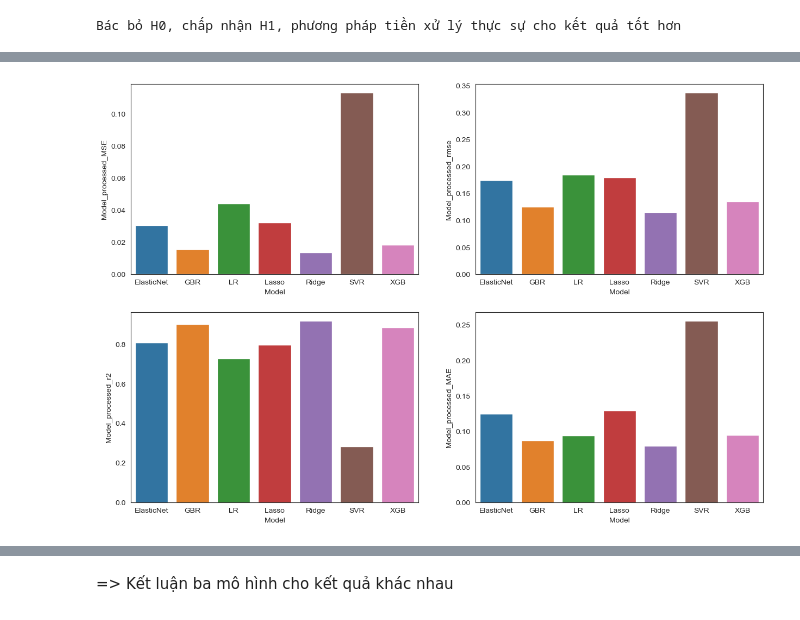
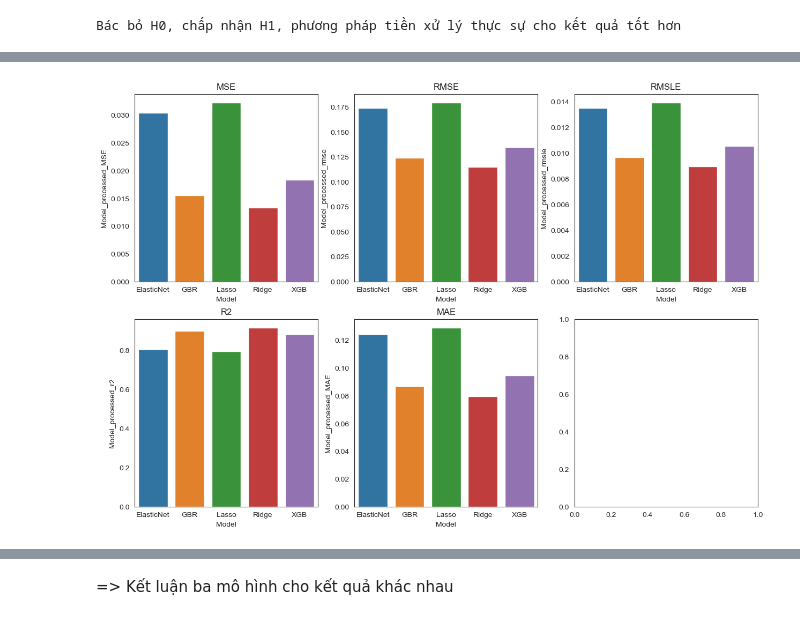
Before and after one commit to lamisgosu11/House-price-predictor, a Jupyter notebook: model-compare.ipynb, the cells around one changed output, grey strips where cells are left out. Cells and saved outputs as stored; diff of their text form; code cells hidden in the pictures.

```diff
--- a/model-compare.ipynb
+++ b/model-compare.ipynb
@@ -89,6 +89,8 @@ plt.show()
 # %% [output]
  mu = 12.02 and sigma = 0.40
 [figure]
+# %%
+train_raw_labels = train['SalePrice'].reset_index(drop=True)
 # %%
 # Remove outliers
 train.drop(train[(train['OverallQual']<5) & (train['SalePrice']>200000)].index, inplace=True)
@@ -416,9 +418,6 @@ squared_features = ['YearRemodAdd', 'LotFrontage_log',
               'TotalBsmtSF_log', '1stFlrSF_log', '2ndFlrSF_log', 'GrLivArea_log',
               'GarageCars_log', 'GarageArea_log']
 train_features = squares(train_features, squared_features)
-# %%
-train_raw_features = logs(train_raw_features, log_features)
-train_raw_features = squares(train_raw_features, squared_features)
 # %% [markdown]
 # Encode categorical features
 # %%
@@ -456,5 +455,3 @@ train_features.shape, train_raw_features.shape
-# %%
-train_raw_labels = train_raw['SalePrice'].reset_index(drop=True)
 # %%
 train_labels.shape, train_raw_labels.shape
 # %% [output]
@@ -463,10 +460,9 @@ train_labels.shape, train_raw_labels.shape
 import joblib
 import os
 # %%
-models = [LinearRegression(),
+models = [
           XGBRegressor(random_state = 42),
           GradientBoostingRegressor(random_state = 42),
-          SVR(),
           Ridge(random_state = 42),
           Lasso(random_state = 42),
           ElasticNet(random_state = 42),
@@ -474,7 +470,8 @@ models = [LinearRegression(),
 
 def split_evaluate(dfraw, labelraw, dfprocessed, labelprocessed, n):
     output = pd.DataFrame(columns=['Seed', 'Model', 'Model_raw_MSE', 'Model_processed_MSE',
-                                   'Model_raw_rmse', 'Model_processed_rmse', 'Model_raw_r2',
+                                   'Model_raw_rmse', 'Model_processed_rmse','Model_raw_rmsle',
+                                   'Model_processed_rmsle', 'Model_raw_r2',
                                    'Model_processed_r2', 'Model_raw_MAE', 'Model_processed_MAE'])
     for i in range(0,n):
         seed = i
@@ -482,7 +479,8 @@ def split_evaluate(dfraw, labelraw, dfprocessed, labelprocessed, n):
         X_train_processed, X_test_processed, y_train_processed, y_test_processed = train_test_split(dfprocessed, labelprocessed, test_size=0.2, random_state=seed)
 
         for model in models:
-            modelName = 'LR' if model == models[0] else 'XGB' if model == models[1] else 'GBR' if model == models[2] else 'SVR' if model == models[3] else 'Ridge' if model == models[4] else 'Lasso' if model == models[5] else 'ElasticNet'
+            # modelName = 'LR' if model == models[0] else 'XGB' if model == models[1] else 'GBR' if model == models[2] else 'SVR' if model == models[3] else 'Ridge' if model == models[4] else 'Lasso' if model == models[5] else 'ElasticNet'
+            modelName = 'XGB' if model == models[0] else 'GBR' if model == models[1] else 'Ridge' if model == models[2] else 'Lasso' if model == models[3] else 'ElasticNet'
             if not os.path.exists(f'models/{modelName}'):
                 os.makedirs(f'models/{modelName}')
             model_raw = model
@@ -498,6 +496,7 @@ def split_evaluate(dfraw, labelraw, dfprocessed, labelprocessed, n):
             output = output.append({
                 'Seed': seed, 'Model': modelName, 'Model_raw_MSE': raw_MSE, 'Model_processed_MSE': processed_MSE,
                 'Model_raw_rmse': np.sqrt(raw_MSE), 'Model_processed_rmse': np.sqrt(processed_MSE),
+                'Model_raw_rmsle': np.sqrt(mean_squared_log_error(y_test_raw, y_pred_raw)), 'Model_processed_rmsle': np.sqrt(mean_squared_log_error(y_test_processed, y_pred_processed)),
                 'Model_raw_r2': r2_score(y_test_raw, y_pred_raw), 'Model_processed_r2': r2_score(y_test_processed, y_pred_processed),
                 'Model_raw_MAE': mean_absolute_error(y_test_raw, y_pred_raw),
                 'Model_processed_MAE': mean_absolute_error(y_test_processed, y_pred_processed)}, ignore_index=True)
@@ -505,7 +504,8 @@ def split_evaluate(dfraw, labelraw, dfprocessed, labelprocessed, n):
 
 def split_evaluate_wsaved_model(dfraw,labelraw, dfprocessed, labelprocessed,n):
     output = pd.DataFrame(columns=['Seed', 'Model', 'Model_raw_MSE', 'Model_processed_MSE',
-                                   'Model_raw_rmse', 'Model_processed_rmse', 'Model_raw_r2',
+                                   'Model_raw_rmse', 'Model_processed_rmse','Model_raw_rmsle',
+                                   'Model_processed_rmsle', 'Model_raw_r2',
                                    'Model_processed_r2', 'Model_raw_MAE', 'Model_processed_MAE'])
     for i in range(0,n):
         seed = i
@@ -513,7 +513,7 @@ def split_evaluate_wsaved_model(dfraw,labelraw, dfprocessed, labelprocessed,n):
         X_train_processed, X_test_processed, y_train_processed, y_test_processed = train_test_split(dfprocessed, labelprocessed, test_size=0.2, random_state=seed)
 
         for model in models:
-            modelName = 'LR' if model == models[0] else 'XGB' if model == models[1] else 'GBR' if model == models[2] else 'SVR' if model == models[3] else 'Ridge' if model == models[4] else 'Lasso' if model == models[5] else 'ElasticNet'
+            modelName = 'XGB' if model == models[0] else 'GBR' if model == models[1] else 'Ridge' if model == models[2] else 'Lasso' if model == models[3] else 'ElasticNet'
             model_raw = joblib.load(open(f'models/{modelName}/model_raw_{seed}.sav', 'rb'))
             y_pred_raw = model_raw.predict(X_test_raw)
             model_processed = joblib.load(open(f'models/{modelName}/model_processed_{seed}.sav', 'rb'))
@@ -523,6 +523,7 @@ def split_evaluate_wsaved_model(dfraw,labelraw, dfprocessed, labelprocessed,n):
             output = output.append({
                 'Seed': seed, 'Model': modelName, 'Model_raw_MSE': raw_MSE, 'Model_processed_MSE': processed_MSE,
                 'Model_raw_rmse': np.sqrt(raw_MSE), 'Model_processed_rmse': np.sqrt(processed_MSE),
+                'Model_raw_rmsle': np.sqrt(mean_squared_log_error(y_test_raw, y_pred_raw)), 'Model_processed_rmsle': np.sqrt(mean_squared_log_error(y_test_processed, y_pred_processed)),
                 'Model_raw_r2': r2_score(y_test_raw, y_pred_raw), 'Model_processed_r2': r2_score(y_test_processed, y_pred_processed),
                 'Model_raw_MAE': mean_absolute_error(y_test_raw, y_pred_raw),
                 'Model_processed_MAE': mean_absolute_error(y_test_processed, y_pred_processed)}, ignore_index=True)
@@ -748,13 +838,20 @@ CV.groupby('Model').mean()
 # %%
 CV_plot = CV.groupby('Model').mean().reset_index()
-fig, axes = plt.subplots(2, 2, figsize=(15, 10))
+fig, axes = plt.subplots(2, 3, figsize=(15, 10))
 sns.barplot(x='Model', y='Model_processed_MSE', data=CV_plot, ax=axes[0, 0])
 sns.barplot(x='Model', y='Model_processed_rmse', data=CV_plot, ax=axes[0, 1])
+sns.barplot(x='Model', y='Model_processed_rmsle', data=CV_plot, ax=axes[0, 2])
 sns.barplot(x='Model', y='Model_processed_r2', data=CV_plot, ax=axes[1, 0])
 sns.barplot(x='Model', y='Model_processed_MAE', data=CV_plot, ax=axes[1, 1])
+#titles
+axes[0, 0].set_title('MSE')
+axes[0, 1].set_title('RMSE')
+axes[0, 2].set_title('RMSLE')
+axes[1, 0].set_title('R2')
+axes[1, 1].set_title('MAE')
 plt.show()
 # %% [output]
-[figure, old version]
+[figure, new version]
 # %%
 #hypothesis testing
 #H0: mean of MSE of every model is the same
```
Also changed, not shown: parts of 46 cells of this notebook.
